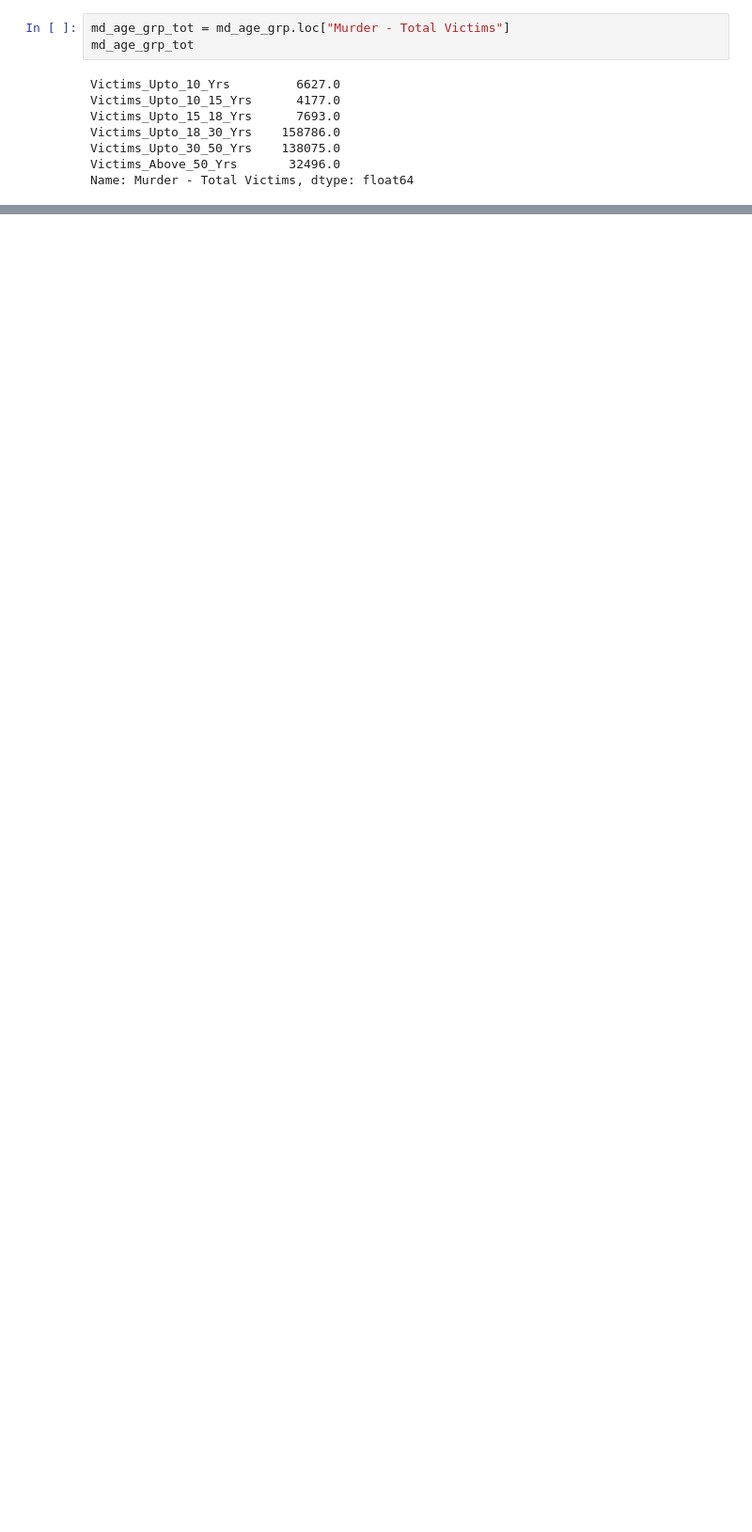
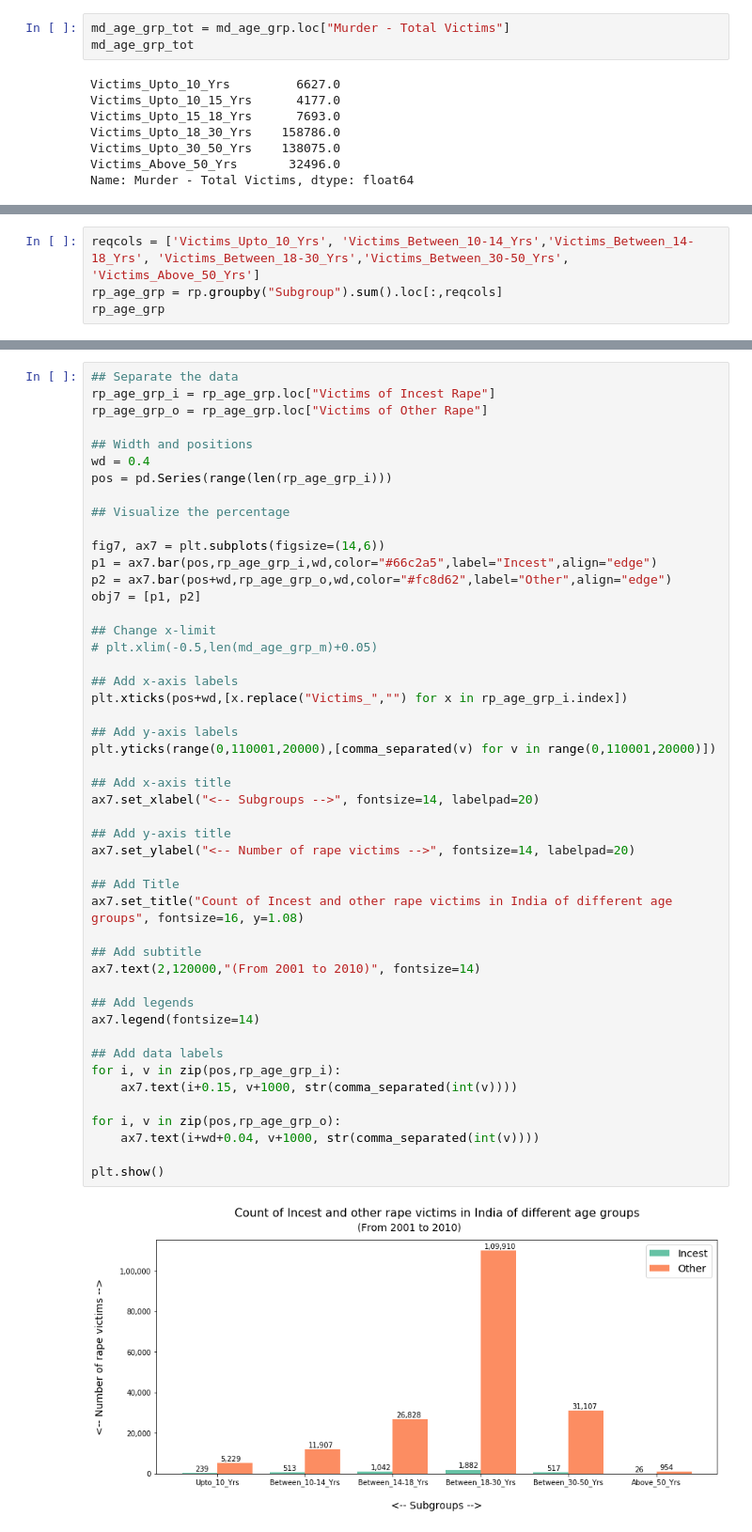
Before and after one commit to Suraj-DataScience-python/AIML, a Jupyter notebook: Visualization_Of_Crime_In_India_2001_To_2010/Insights_From_Indian_Crime_Data.ipynb, the cells around one changed output, grey strips where cells are left out. Shown at 94% size. Saved outputs shown, nothing was run; the diff lists cells and outputs as text; blank space fills up the shorter version.

```diff
--- a/Visualization_Of_Crime_In_India_2001_To_2010/Insights_From_Indian_Crime_Data.ipynb
+++ b/Visualization_Of_Crime_In_India_2001_To_2010/Insights_From_Indian_Crime_Data.ipynb
@@ -570,0 +704,4 @@ plt.show()
+# %%
+reqcols = ['Victims_Upto_10_Yrs', 'Victims_Between_10-14_Yrs','Victims_Between_14-18_Yrs', 'Victims_Between_18-30_Yrs','Victims_Between_30-50_Yrs', 'Victims_Above_50_Yrs']
+rp_age_grp = rp.groupby("Subgroup").sum().loc[:,reqcols]
+rp_age_grp
@@ -570,0 +714,50 @@ plt.show()
+# %%
+## Separate the data
+rp_age_grp_i = rp_age_grp.loc["Victims of Incest Rape"]
+rp_age_grp_o = rp_age_grp.loc["Victims of Other Rape"]
+
+## Width and positions
+wd = 0.4
+pos = pd.Series(range(len(rp_age_grp_i)))
+
+## Visualize the percentage
+
+fig7, ax7 = plt.subplots(figsize=(14,6))
+p1 = ax7.bar(pos,rp_age_grp_i,wd,color="#66c2a5",label="Incest",align="edge")
+p2 = ax7.bar(pos+wd,rp_age_grp_o,wd,color="#fc8d62",label="Other",align="edge")
+obj7 = [p1, p2]
+
+## Change x-limit
+# plt.xlim(-0.5,len(md_age_grp_m)+0.05)
+
+## Add x-axis labels
+plt.xticks(pos+wd,[x.replace("Victims_","") for x in rp_age_grp_i.index])
+
+## Add y-axis labels
+plt.yticks(range(0,110001,20000),[comma_separated(v) for v in range(0,110001,20000)])
+
+## Add x-axis title
+ax7.set_xlabel("<-- Subgroups -->", fontsize=14, labelpad=20)
+
+## Add y-axis title
+ax7.set_ylabel("<-- Number of rape victims -->", fontsize=14, labelpad=20)
+
+## Add Title
+ax7.set_title("Count of Incest and other rape victims in India of different age groups", fontsize=16, y=1.08)
+
+## Add subtitle
+ax7.text(2,120000,"(From 2001 to 2010)", fontsize=14)
+
+## Add legends
+ax7.legend(fontsize=14)
+
+## Add data labels
+for i, v in zip(pos,rp_age_grp_i):
+    ax7.text(i+0.15, v+1000, str(comma_separated(int(v))))
+
+for i, v in zip(pos,rp_age_grp_o):
+    ax7.text(i+wd+0.04, v+1000, str(comma_separated(int(v))))
+
+plt.show()
+# %% [output]
+[figure, added]
```
Also changed, not shown: parts of 18 cells of this notebook.
